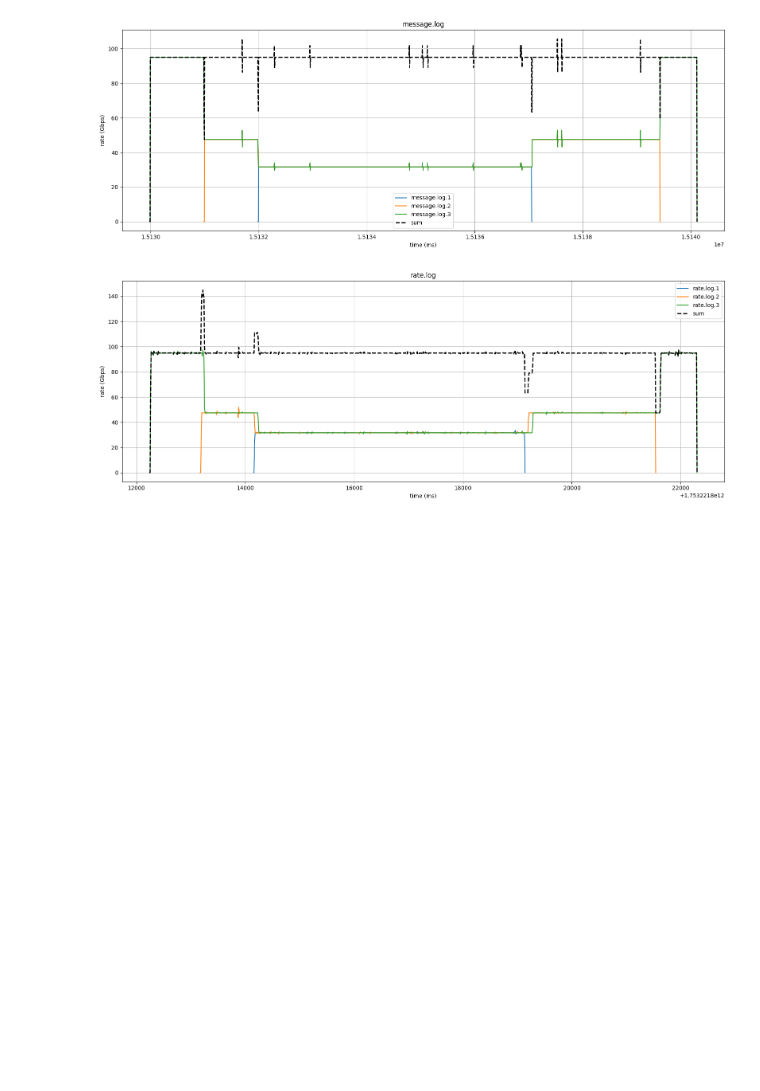
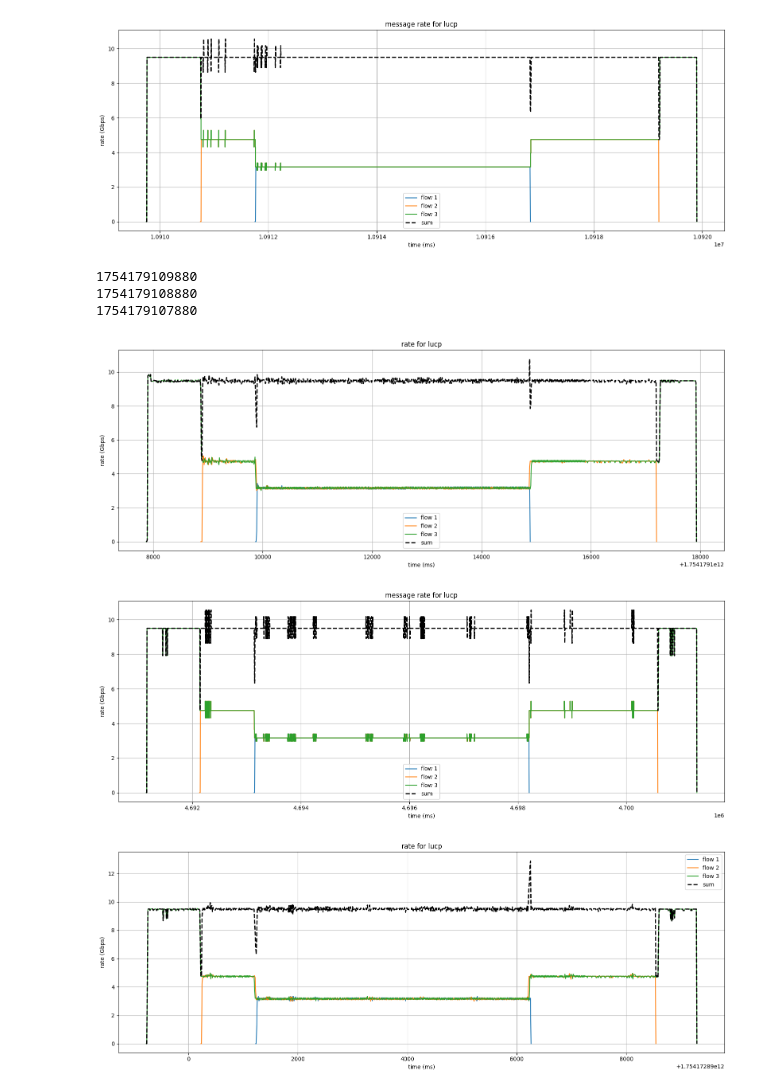
Before and after one commit to Miao-er/fileTransferCmd, a Jupyter notebook: data_process/plot.ipynb, the cells around one changed output. Saved outputs shown, nothing was run; the diff lists cells and outputs as text; code cells hidden in the pictures; blank space fills up the shorter version.

```diff
--- a/data_process/plot.ipynb
+++ b/data_process/plot.ipynb
@@ -111,7 +262,17 @@ plot_rate_logs([1, 2, 3])
+# %%
+#pure PFC
+plot_message_logs([1,2,3], "lucp")
+plot_rate_logs([1,2,3],"lucp")
+# %% [output]
+[figure, added]
+1754179109880
+1754179108880
+1754179107880
+[figure, added]
 # %%
-# 调用
-plot_message_logs([1, 2, 3])
-plot_rate_logs([1, 2, 3])
+#lucp
+plot_message_logs([1,2,3], "lucp")
+plot_rate_logs([1,2,3],"lucp")
 # %% [output]
-[figure, old version]
+[figure, new version]
-[figure, old version]
+[figure, new version]
```
Also changed, not shown: parts of 3 cells of this notebook, 33 other files.
